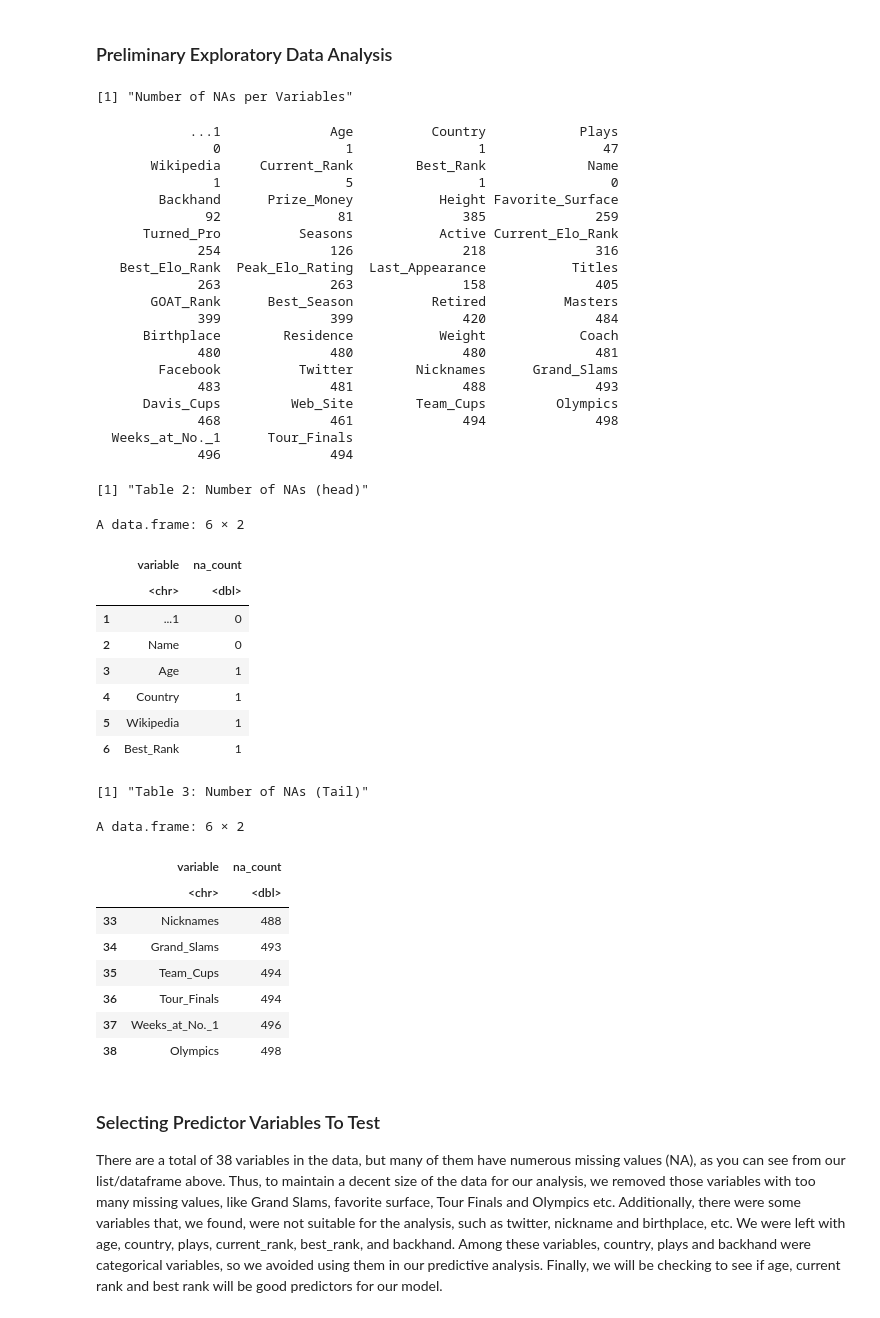
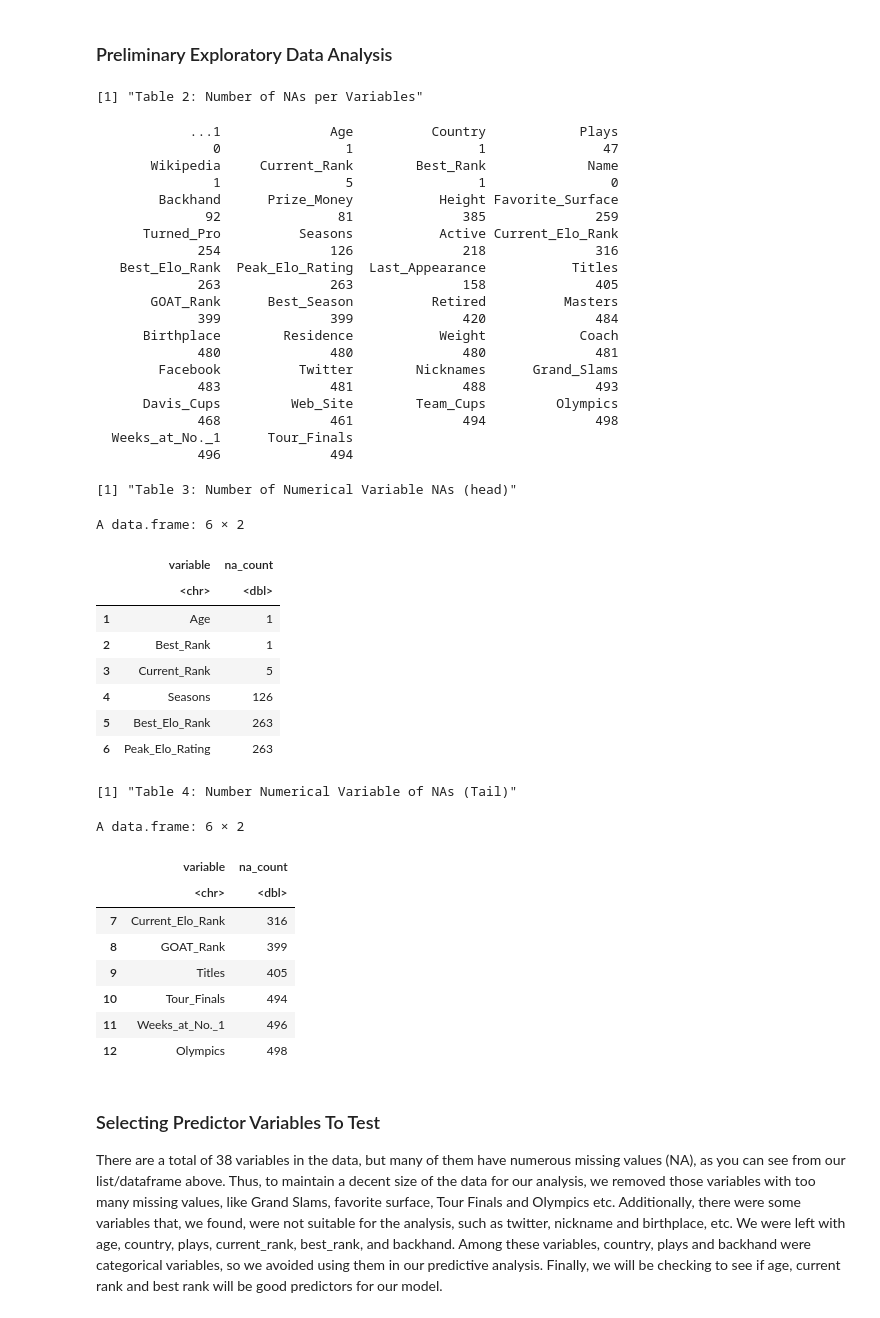
Before and after one commit to HarmanSandhu179/DSCI-100-Group-Project, a Jupyter notebook: group_project_report.ipynb, the cells around one changed output. Saved outputs shown, nothing was run; the diff lists cells and outputs as text; code cells hidden in the pictures.

Commit message:
Filtered NAs table

```diff
--- a/group_project_report.ipynb
+++ b/group_project_report.ipynb
@@ -44,7 +44,7 @@ A tibble: 6 × 38
 # %% [markdown]
 ### Preliminary Exploratory Data Analysis
 # %%
-print("Number of NAs per Variables")
+print("Table 2: Number of NAs per Variables")
 na_count <- colSums(is.na(player_stats))
 na_count
 
@@ -52,54 +52,57 @@ na_count
 na_count_frame <- data.frame(variable = names(na_count), na_count = unname(na_count))
 
 na_count_frame <- na_count_frame |>
-    arrange(na_count)
+    arrange(na_count) |>
+    filter(variable == "Age" | variable == "Best_Rank" | variable == "Current_Rank" | variable == "Current_Elo_Rank" |
+          variable == "Best_Elo_Rank" | variable == "Titles" | variable == "Seasons" | variable == "GOAT_Rank" |
+           variable == "Olympics" | variable == "Weeks_at_No._1" | variable == "Tour_Finals" | variable == "Peak_Elo_Rating")
 
-print("Table 2: Number of NAs (head)")
+print("Table 3: Number of Numerical Variable NAs (head)")
 head(na_count_frame)
-print("Table 3: Number of NAs (Tail)")
+print("Table 4: Number Numerical Variable of NAs (Tail)")
 tail(na_count_frame)
 # %% [output]
-[1] "Number of NAs per Variables"
+[1] "Table 2: Number of NAs per Variables"
             ...1              Age          Country            Plays
                0                1                1               47
        Wikipedia     Current_Rank        Best_Rank             Name
                1                5                1                0
         Backhand      Prize_Money           Height Favorite_Surface
               92               81              385              259
       Turned_Pro          Seasons           Active Current_Elo_Rank
              254              126              218              316
    Best_Elo_Rank  Peak_Elo_Rating  Last_Appearance           Titles
              263              263              158              405
        GOAT_Rank      Best_Season          Retired          Masters
              399              399              420              484
       Birthplace        Residence           Weight            Coach
              480              480              480              481
         Facebook          Twitter        Nicknames      Grand_Slams
              483              481              488              493
       Davis_Cups         Web_Site        Team_Cups         Olympics
              468              461              494              498
   Weeks_at_No._1      Tour_Finals
              496              494
-[1] "Table 2: Number of NAs (head)"
+[1] "Table 3: Number of Numerical Variable NAs (head)"
 A data.frame: 6 × 2
 |  | variable | na_count |
 |  | <chr> | <dbl> |
-| 1 | ...1 | 0 |
-| 2 | Name | 0 |
-| 3 | Age | 1 |
-| 4 | Country | 1 |
-| 5 | Wikipedia | 1 |
-| 6 | Best_Rank | 1 |
+| 1 | Age | 1 |
+| 2 | Best_Rank | 1 |
+| 3 | Current_Rank | 5 |
+| 4 | Seasons | 126 |
+| 5 | Best_Elo_Rank | 263 |
+| 6 | Peak_Elo_Rating | 263 |
-[1] "Table 3: Number of NAs (Tail)"
+[1] "Table 4: Number Numerical Variable of NAs (Tail)"
 A data.frame: 6 × 2
 |  | variable | na_count |
 |  | <chr> | <dbl> |
-| 33 | Nicknames | 488 |
-| 34 | Grand_Slams | 493 |
-| 35 | Team_Cups | 494 |
-| 36 | Tour_Finals | 494 |
-| 37 | Weeks_at_No._1 | 496 |
-| 38 | Olympics | 498 |
+| 7 | Current_Elo_Rank | 316 |
+| 8 | GOAT_Rank | 399 |
+| 9 | Titles | 405 |
+| 10 | Tour_Finals | 494 |
+| 11 | Weeks_at_No._1 | 496 |
+| 12 | Olympics | 498 |
 # %% [markdown]
 ### Selecting Predictor Variables To Test
 
```
Also changed, not shown: parts of 5 cells of this notebook.
